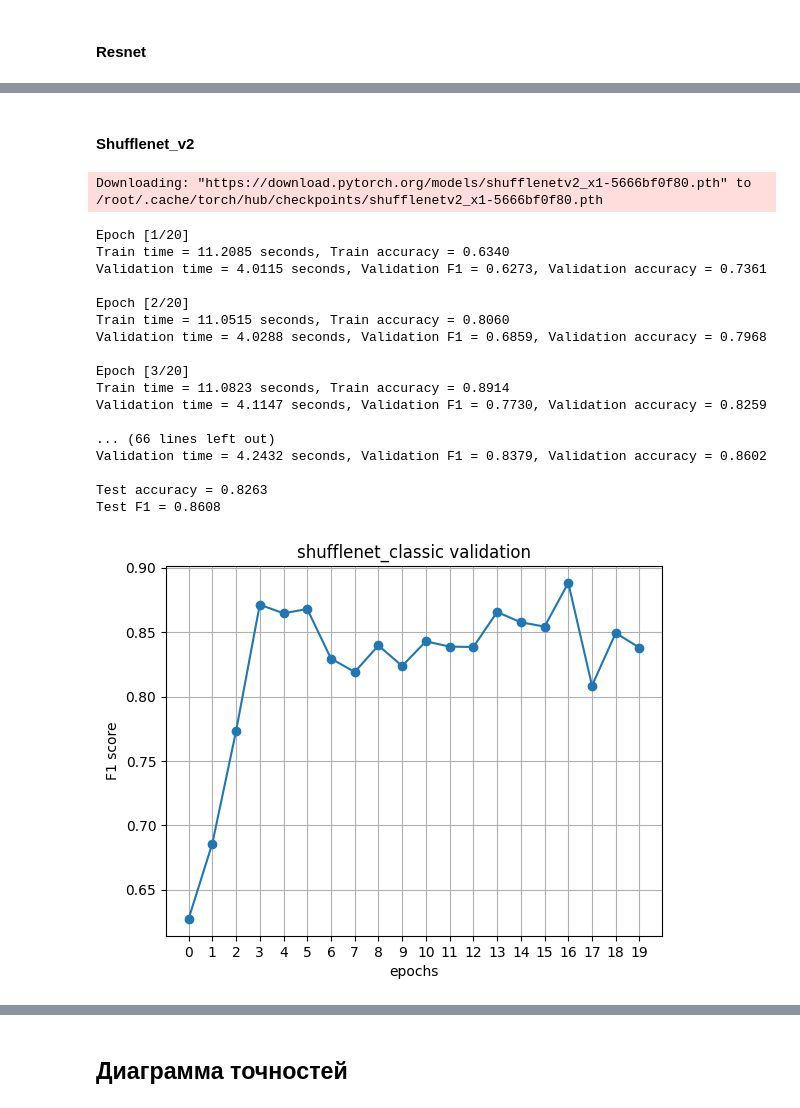
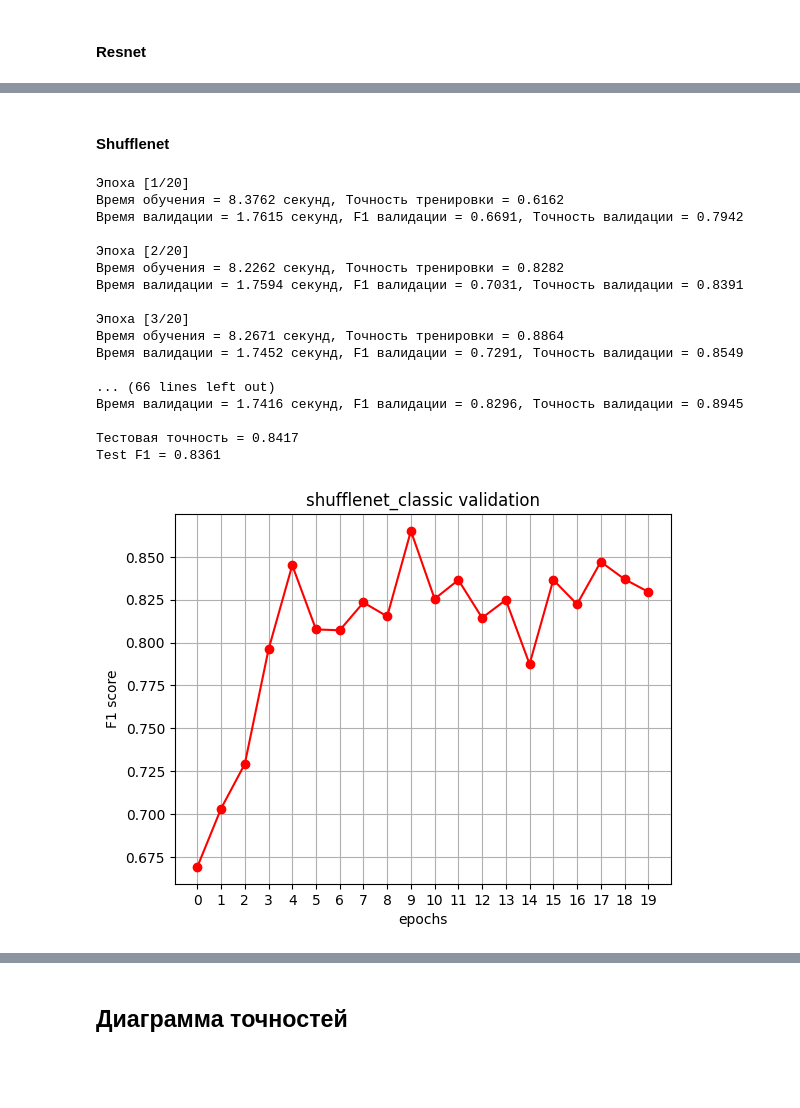
Before and after one commit to Rodimkov/deep-learning-course-practice-2024, a Jupyter notebook: laboratory_work_3/GUZANOVBG/lab3.ipynb, the cells around one changed output, grey strips where cells are left out. Drawn from its saved outputs; the diff is of its cells as text; code cells hidden in the pictures; blank space fills up the shorter version.

```diff
--- a/laboratory_work_3/GUZANOVBG/lab3.ipynb
+++ b/laboratory_work_3/GUZANOVBG/lab3.ipynb
@@ -137,3 +137,10 @@ device = torch.device('cuda' if torch.cuda.is_available() else 'cpu')
 print(device)
 # %% [output]
 cpu
+# %%
+model = models.vgg16(weights=models.VGG16_Weights.DEFAULT)
+for param in model.features.parameters():
+    print(param)
+print("Stop")
+for param in model.features[-6:].parameters():
+    print(param)
@@ -193,11 +240,11 @@ class ResNet:
 # %%
 class Shufflenet:
-    def classic(num_classes: int):
+    def classic(num_classes):
         model = models.shufflenet_v2_x1_0(weights=models.ShuffleNet_V2_X1_0_Weights.DEFAULT)
         model.fc = nn.Linear(model.fc.in_features, num_classes)
         return model
 
-    def modified(num_classes: int):
+    def modified(num_classes):
         model = models.shufflenet_v2_x1_0(weights=models.ShuffleNet_V2_X1_0_Weights.DEFAULT)
         for param in model.parameters():
             param.requires_grad = False
@@ -226,7 +273,9 @@ def accuracy(model, dataloader: DataLoader):
         images, labels = images.to(device), labels.to(device)
         outputs = model(images)
         _, preds = torch.max(outputs, 1)
-        correct += (preds == labels).sum().item()
+        correct +=
+
+
         total += labels.size(0)
     return correct / total
 
@@ -283,7 +332,7 @@ def train_model(model, name, train_loader, val_loader, num_epochs, learning_rate
 
         print(f'Эпоха [{epoch + 1}/{num_epochs}]')
         print(f'Время обучения = {train_time:.4f} секунд, Точность тренировки = {train_accuracy:.4f}')
-        print(f"Время валидации = {val_time:.4f} секунд, F1 валидации = {val_f1:.4f}, Точночность валидации = {val_accuracy:.4f}")
+        print(f"Время валидации = {val_time:.4f} секунд, F1 валидации = {val_f1:.4f}, Точность валидации = {val_accuracy:.4f}")
         print()
 
     test_accuracy = accuracy(model, test_loader)
@@ -377,24 +491,23 @@ run(resnet101_2)
 # %% [markdown]
-#### Shufflenet_v2
+#### Shufflenet
 # %%
-run(shufflenet_classic)
+run(Shufflenet.classic, 'shufflenet_classic')
 # %% [output]
-Downloading: "https://download.pytorch.org/models/shufflenetv2_x1-5666bf0f80.pth" to /root/.cache/torch/hub/checkpoints/shufflenetv2_x1-5666bf0f80.pth
+Эпоха [1/20]
+Время обучения = 8.3762 секунд, Точность тренировки = 0.6162
+Время валидации = 1.7615 секунд, F1 валидации = 0.6691, Точность валидации = 0.7942
+
+Эпоха [2/20]
+Время обучения = 8.2262 секунд, Точность тренировки = 0.8282
+Время валидации = 1.7594 секунд, F1 валидации = 0.7031, Точность валидации = 0.8391
+
+Эпоха [3/20]
+Время обучения = 8.2671 секунд, Точность тренировки = 0.8864
+Время валидации = 1.7452 секунд, F1 валидации = 0.7291, Точность валидации = 0.8549
+
+... (66 lines left out)
+Время валидации = 1.7416 секунд, F1 валидации = 0.8296, Точность валидации = 0.8945
+
+Тестовая точность = 0.8417
+Test F1 = 0.8361
-Epoch [1/20]
-Train time = 11.2085 seconds, Train accuracy = 0.6340
-Validation time = 4.0115 seconds, Validation F1 = 0.6273, Validation accuracy = 0.7361
-
-Epoch [2/20]
-Train time = 11.0515 seconds, Train accuracy = 0.8060
-Validation time = 4.0288 seconds, Validation F1 = 0.6859, Validation accuracy = 0.7968
-
-Epoch [3/20]
-Train time = 11.0823 seconds, Train accuracy = 0.8914
-Validation time = 4.1147 seconds, Validation F1 = 0.7730, Validation accuracy = 0.8259
-
-... (66 lines left out)
-Validation time = 4.2432 seconds, Validation F1 = 0.8379, Validation accuracy = 0.8602
-
-Test accuracy = 0.8263
-Test F1 = 0.8608
-[figure, old version]
+[figure, new version]
```
Also changed, not shown: parts of 17 cells of this notebook.
